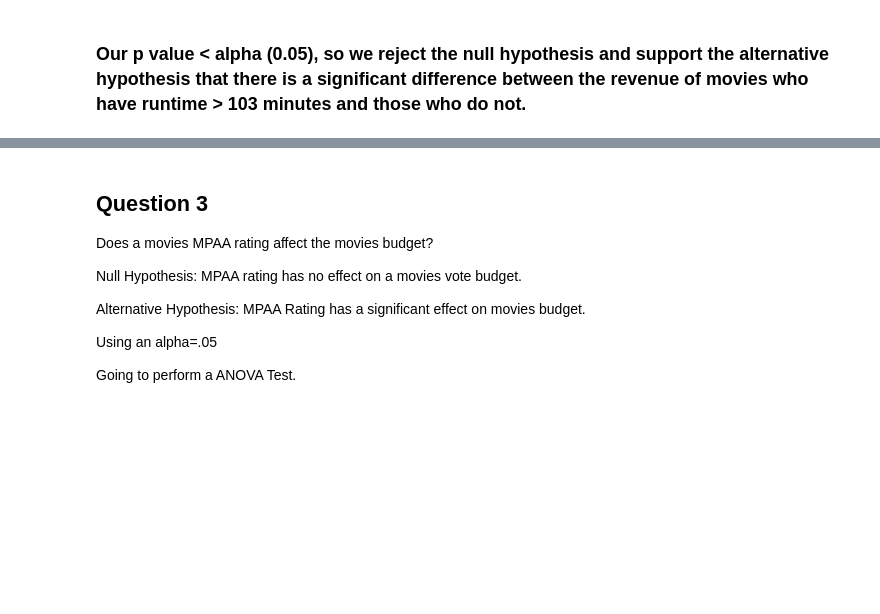
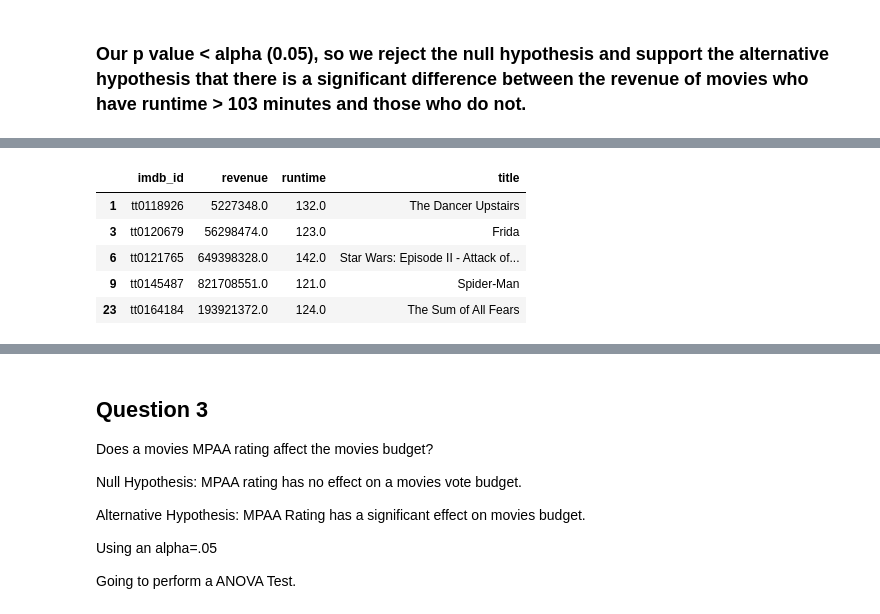
Before and after one commit to fid2445/Project-3-, a Jupyter notebook: Mike Fiddler Project Part 4 Hypothesis Testing.ipynb, the cells around one changed output, grey strips where cells are left out. Cells and saved outputs as stored; diff of their text form; code cells hidden in the pictures; blank space fills up the shorter version.

```diff
--- a/Mike Fiddler Project Part 4 Hypothesis Testing.ipynb
+++ b/Mike Fiddler Project Part 4 Hypothesis Testing.ipynb
@@ -630,0 +639,9 @@ AttributeError: 'numpy.float64' object has no attribute 'barplot'
+# %%
+high.head()
+# %% [output]
+|  | imdb_id | revenue | runtime | title |
+| 1 | tt0118926 | 5227348.0 | 132.0 | The Dancer Upstairs |
+| 3 | tt0120679 | 56298474.0 | 123.0 | Frida |
+| 6 | tt0121765 | 649398328.0 | 142.0 | Star Wars: Episode II - Attack of... |
+| 9 | tt0145487 | 821708551.0 | 121.0 | Spider-Man |
+| 23 | tt0164184 | 193921372.0 | 124.0 | The Sum of All Fears |
```
Also changed, not shown: parts of 24 cells of this notebook.
